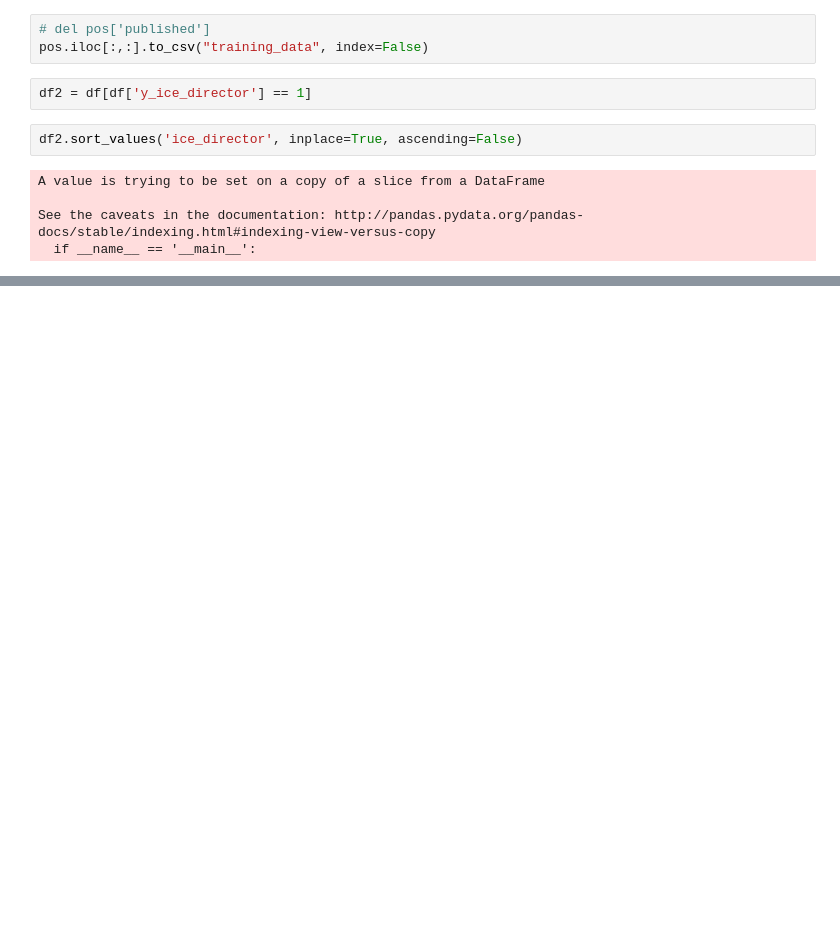
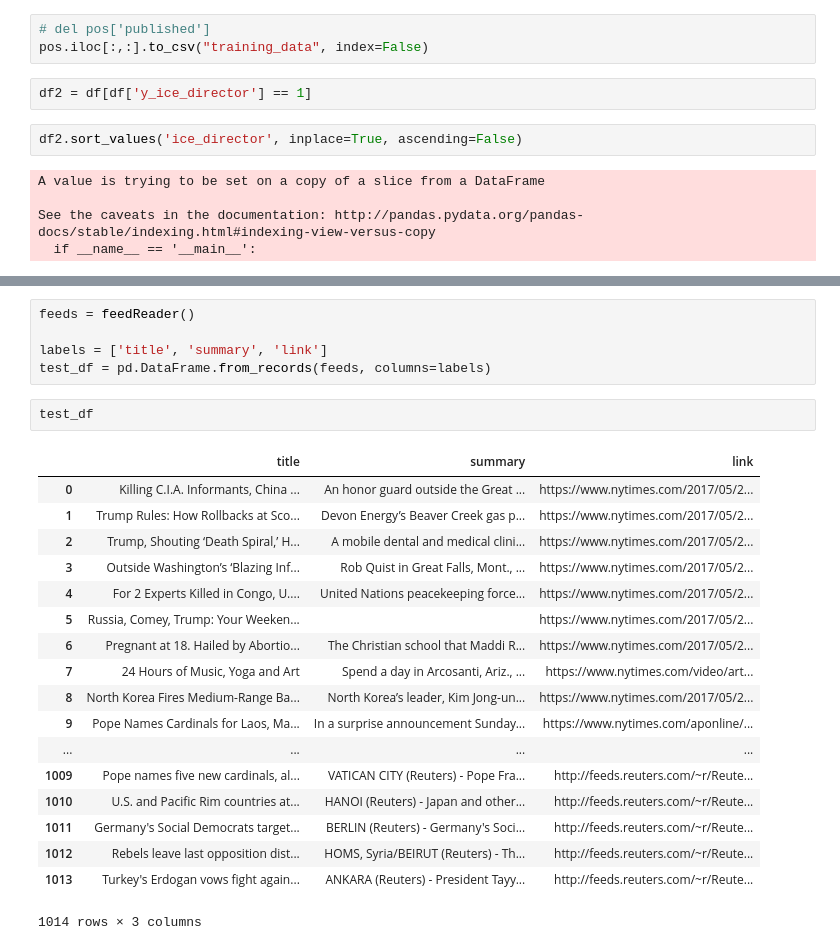
Before and after one commit to kimyenn/ExpeditionHacks, a Jupyter notebook: Data Analysis & Modeling.ipynb, the cells around one changed output, grey strips where cells are left out. Drawn from its saved outputs; the diff is of its cells as text; blank space fills up the shorter version.

```diff
--- a/Data Analysis & Modeling.ipynb
+++ b/Data Analysis & Modeling.ipynb
@@ -466,0 +533,26 @@ df2.iloc[:20,]
+# %%
+feeds = feedReader()
+
+labels = ['title', 'summary', 'link']
+test_df = pd.DataFrame.from_records(feeds, columns=labels)
+# %%
+test_df
+# %% [output]
+|  | title | summary | link |
+| 0 | Killing C.I.A. Informants, China ... | An honor guard outside the Great ... | https://www.nytimes.com/2017/05/2... |
+| 1 | Trump Rules: How Rollbacks at Sco... | Devon Energy’s Beaver Creek gas p... | https://www.nytimes.com/2017/05/2... |
+| 2 | Trump, Shouting ‘Death Spiral,’ H... | A mobile dental and medical clini... | https://www.nytimes.com/2017/05/2... |
+| 3 | Outside Washington’s ‘Blazing Inf... | Rob Quist in Great Falls, Mont., ... | https://www.nytimes.com/2017/05/2... |
+| 4 | For 2 Experts Killed in Congo, U.... | United Nations peacekeeping force... | https://www.nytimes.com/2017/05/2... |
+| 5 | Russia, Comey, Trump: Your Weeken... |  | https://www.nytimes.com/2017/05/2... |
+| 6 | Pregnant at 18. Hailed by Abortio... | The Christian school that Maddi R... | https://www.nytimes.com/2017/05/2... |
+| 7 | 24 Hours of Music, Yoga and Art | Spend a day in Arcosanti, Ariz., ... | https://www.nytimes.com/video/art... |
+| 8 | North Korea Fires Medium-Range Ba... | North Korea’s leader, Kim Jong-un... | https://www.nytimes.com/2017/05/2... |
+| 9 | Pope Names Cardinals for Laos, Ma... | In a surprise announcement Sunday... | https://www.nytimes.com/aponline/... |
+| ... | ... | ... | ... |
+| 1009 | Pope names five new cardinals, al... | VATICAN CITY (Reuters) - Pope Fra... | http://feeds.reuters.com/~r/Reute... |
+| 1010 | U.S. and Pacific Rim countries at... | HANOI (Reuters) - Japan and other... | http://feeds.reuters.com/~r/Reute... |
+| 1011 | Germany's Social Democrats target... | BERLIN (Reuters) - Germany's Soci... | http://feeds.reuters.com/~r/Reute... |
+| 1012 | Rebels leave last opposition dist... | HOMS, Syria/BEIRUT (Reuters) - Th... | http://feeds.reuters.com/~r/Reute... |
+| 1013 | Turkey's Erdogan vows fight again... | ANKARA (Reuters) - President Tayy... | http://feeds.reuters.com/~r/Reute... |
+1014 rows × 3 columns
```
Also changed, not shown: parts of 1 cell of this notebook, 2 other files.
